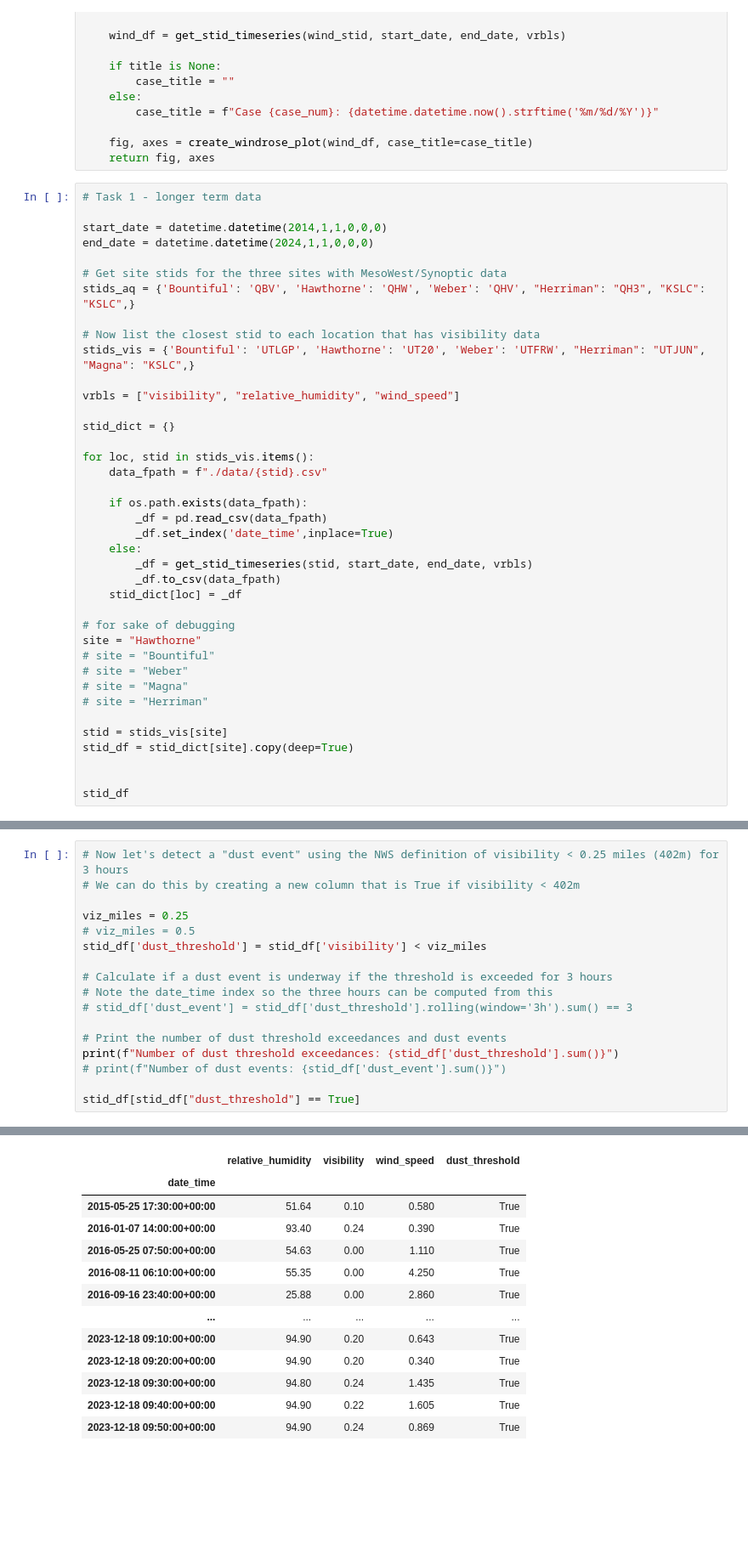
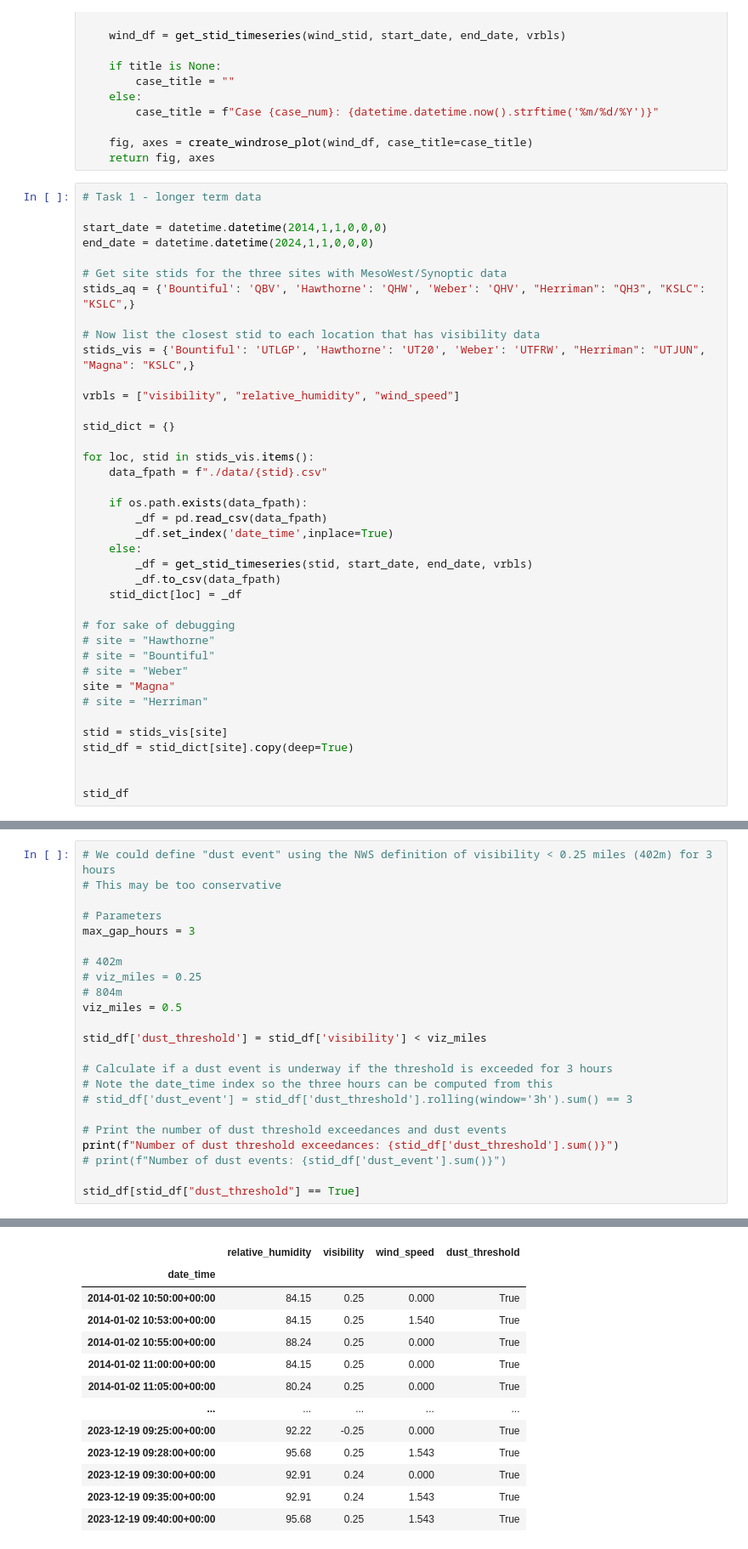
Before and after one commit to Bingham-Research-Center/gsl-dust, a Jupyter notebook: visibility.ipynb, the cells around one changed output, grey strips where cells are left out. Shown at 85% size. Saved outputs shown, nothing was run; the diff lists cells and outputs as text; blank space fills up the shorter version.

```diff
--- a/visibility.ipynb
+++ b/visibility.ipynb
@@ -207,10 +207,10 @@ for loc, stid in stids_vis.items():
     stid_dict[loc] = _df
 
 # for sake of debugging
-site = "Hawthorne"
+# site = "Hawthorne"
 # site = "Bountiful"
 # site = "Weber"
-# site = "Magna"
+site = "Magna"
 # site = "Herriman"
 
 stid = stids_vis[site]
@@ -236,9 +236,15 @@ stid_df
 # %%
-# Now let's detect a "dust event" using the NWS definition of visibility < 0.25 miles (402m) for 3 hours
-# We can do this by creating a new column that is True if visibility < 402m
+# We could define "dust event" using the NWS definition of visibility < 0.25 miles (402m) for 3 hours
+# This may be too conservative
 
-viz_miles = 0.25
-# viz_miles = 0.5
+# Parameters
+max_gap_hours = 3
+
+# 402m
+# viz_miles = 0.25
+# 804m
+viz_miles = 0.5
+
 stid_df['dust_threshold'] = stid_df['visibility'] < viz_miles
 
 # Calculate if a dust event is underway if the threshold is exceeded for 3 hours
@@ -255,13 +261,13 @@ Number of dust threshold exceedances: 97
 |  | relative_humidity | visibility | wind_speed | dust_threshold |
 | date_time |  |  |  |  |
-| 2015-05-25 17:30:00+00:00 | 51.64 | 0.10 | 0.580 | True |
-| 2016-01-07 14:00:00+00:00 | 93.40 | 0.24 | 0.390 | True |
-| 2016-05-25 07:50:00+00:00 | 54.63 | 0.00 | 1.110 | True |
-| 2016-08-11 06:10:00+00:00 | 55.35 | 0.00 | 4.250 | True |
-| 2016-09-16 23:40:00+00:00 | 25.88 | 0.00 | 2.860 | True |
+| 2014-01-02 10:50:00+00:00 | 84.15 | 0.25 | 0.000 | True |
+| 2014-01-02 10:53:00+00:00 | 84.15 | 0.25 | 1.540 | True |
+| 2014-01-02 10:55:00+00:00 | 88.24 | 0.25 | 0.000 | True |
+| 2014-01-02 11:00:00+00:00 | 84.15 | 0.25 | 0.000 | True |
+| 2014-01-02 11:05:00+00:00 | 80.24 | 0.25 | 0.000 | True |
 | ... | ... | ... | ... | ... |
-| 2023-12-18 09:10:00+00:00 | 94.90 | 0.20 | 0.643 | True |
-| 2023-12-18 09:20:00+00:00 | 94.90 | 0.20 | 0.340 | True |
-| 2023-12-18 09:30:00+00:00 | 94.80 | 0.24 | 1.435 | True |
-| 2023-12-18 09:40:00+00:00 | 94.90 | 0.22 | 1.605 | True |
-| 2023-12-18 09:50:00+00:00 | 94.90 | 0.24 | 0.869 | True |
+| 2023-12-19 09:25:00+00:00 | 92.22 | -0.25 | 0.000 | True |
+| 2023-12-19 09:28:00+00:00 | 95.68 | 0.25 | 1.543 | True |
+| 2023-12-19 09:30:00+00:00 | 92.91 | 0.24 | 0.000 | True |
+| 2023-12-19 09:35:00+00:00 | 92.91 | 0.24 | 1.543 | True |
+| 2023-12-19 09:40:00+00:00 | 95.68 | 0.25 | 1.543 | True |
```
Also changed, not shown: parts of 6 cells of this notebook.
